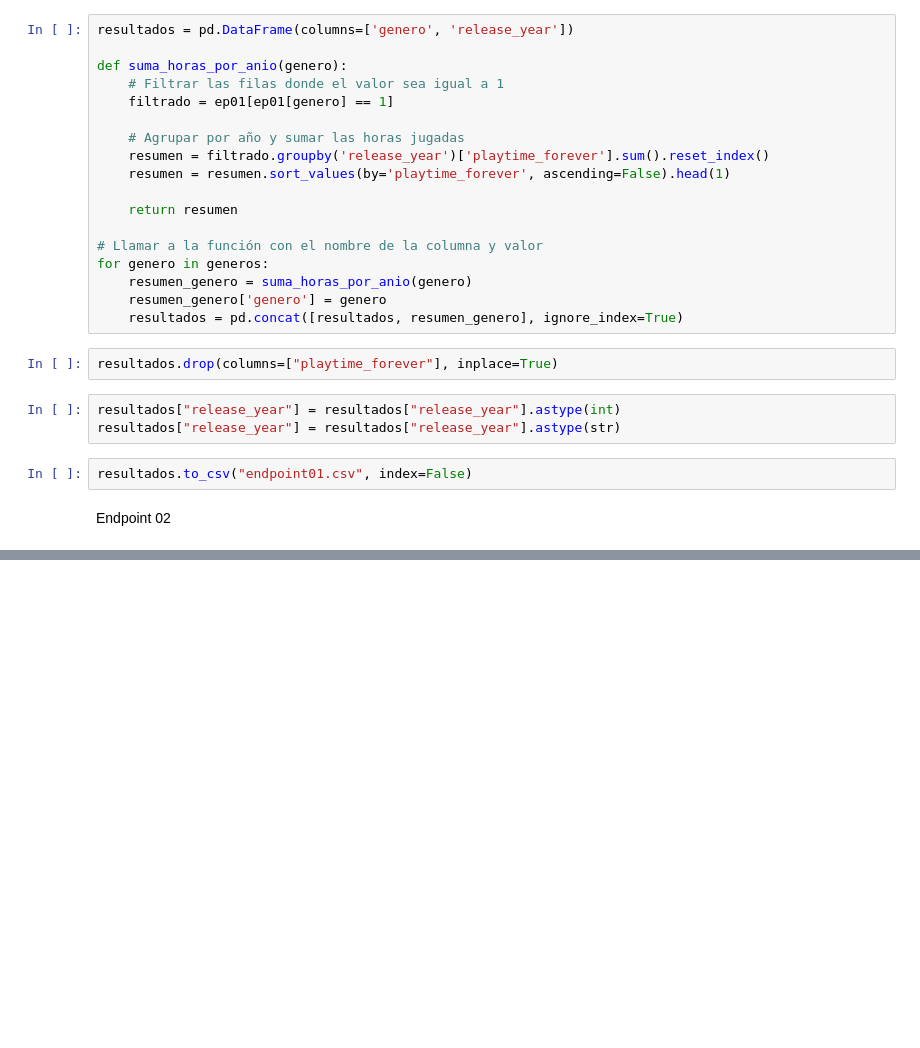
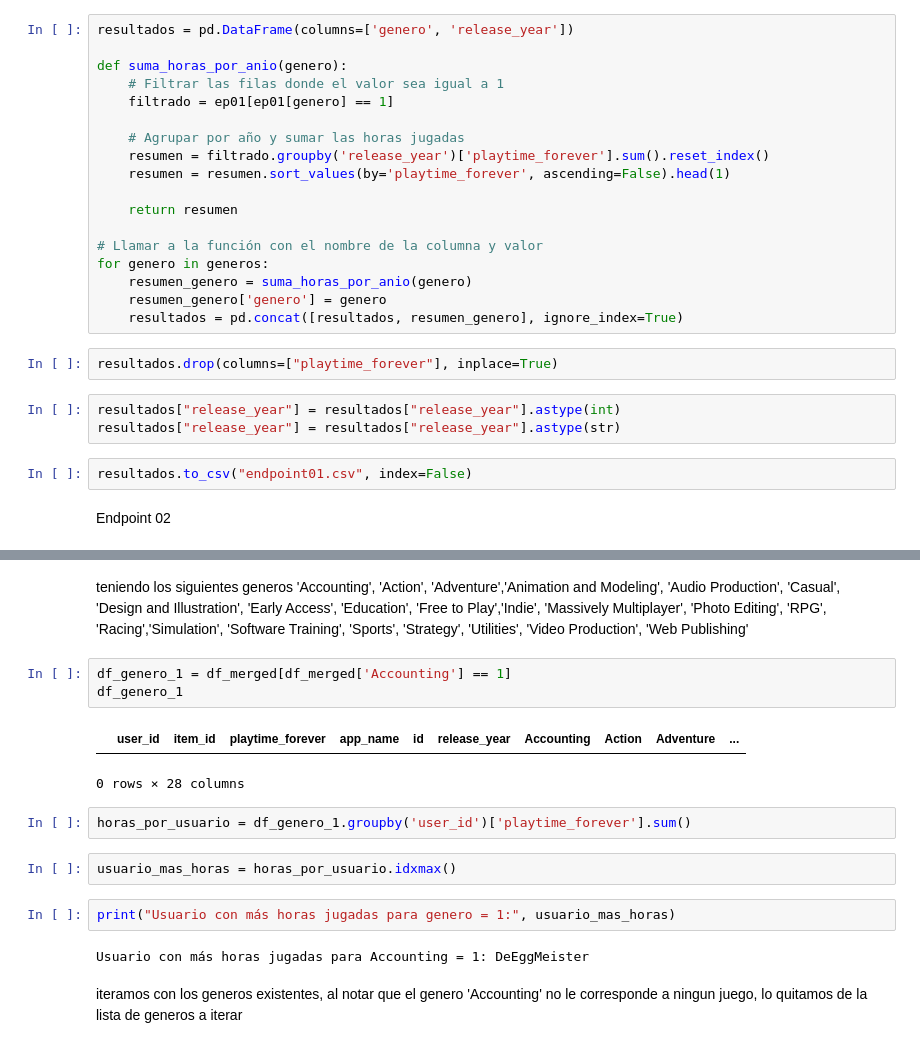
Before and after one commit to lpardom/PI_MLOps, a Jupyter notebook: 02 endpoints.ipynb, the cells around one changed output, grey strips where cells are left out. Cells and saved outputs as stored; diff of their text form; blank space fills up the shorter version.

```diff
--- a/02 endpoints.ipynb
+++ b/02 endpoints.ipynb
@@ -103,0 +181,21 @@ Endpoint 02
+# %% [markdown]
+teniendo los siguientes generos
+'Accounting', 'Action', 'Adventure','Animation and Modeling', 'Audio Production', 'Casual',
+'Design and Illustration', 'Early Access', 'Education', 'Free to Play','Indie', 'Massively Multiplayer', 'Photo Editing', 'RPG', 'Racing','Simulation', 'Software Training', 'Sports', 'Strategy', 'Utilities',
+'Video Production', 'Web Publishing'
+# %%
+df_genero_1 = df_merged[df_merged['Accounting'] == 1]
+df_genero_1
+# %% [output]
+|  | user_id | item_id | playtime_forever | app_name | id | release_year | Accounting | Action | Adventure | ... |
+0 rows × 28 columns
+# %%
+horas_por_usuario = df_genero_1.groupby('user_id')['playtime_forever'].sum()
+# %%
+usuario_mas_horas = horas_por_usuario.idxmax()
+# %%
+print("Usuario con más horas jugadas para genero = 1:", usuario_mas_horas)
+# %% [output]
+Usuario con más horas jugadas para Accounting = 1: DeEggMeister
+# %% [markdown]
+iteramos con los generos existentes, al notar que el genero 'Accounting' no le corresponde a ningun juego, lo quitamos de la lista de generos a iterar
```
Also changed, not shown: parts of 14 cells of this notebook, 5 other files.
